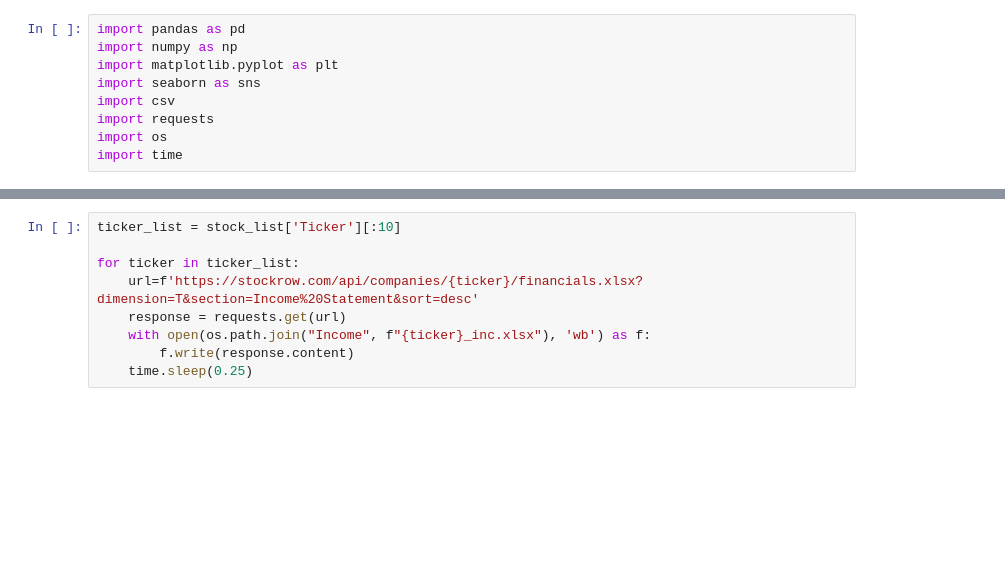
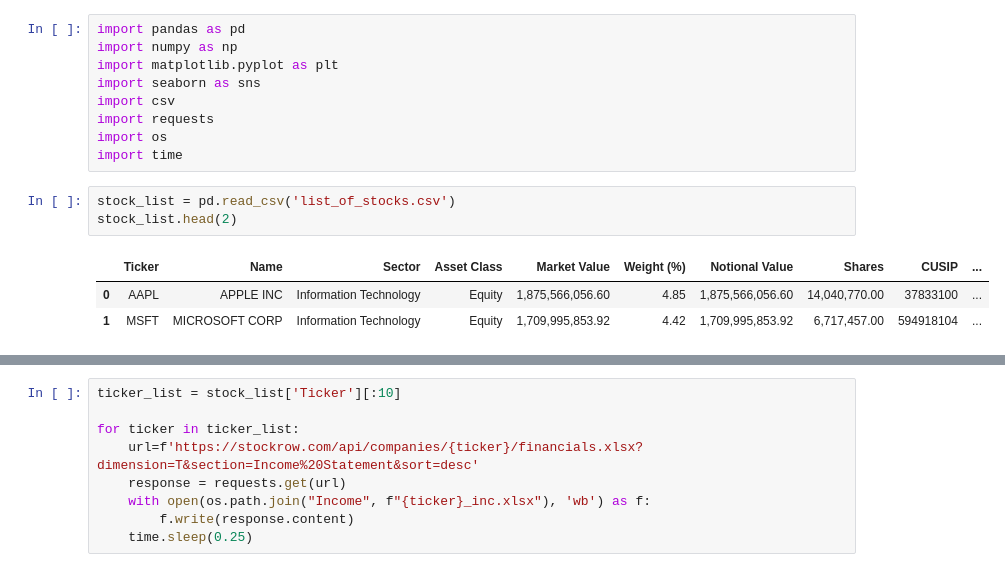
Before and after one commit to sfreagin/SEC_testing, a Jupyter notebook: pulling_stockrow.ipynb, the cells around one changed output, grey strips where cells are left out. Saved outputs shown, nothing was run; the diff lists cells and outputs as text; blank space fills up the shorter version.

```diff
--- a/pulling_stockrow.ipynb
+++ b/pulling_stockrow.ipynb
@@ -7,3 +13,10 @@ import csv
 import requests
 import os
 import time
+# %%
+stock_list = pd.read_csv('list_of_stocks.csv')
+stock_list.head(2)
+# %% [output]
+|  | Ticker | Name | Sector | Asset Class | Market Value | Weight (%) | Notional Value | Shares | CUSIP | ... |
+| 0 | AAPL | APPLE INC | Information Technology | Equity | 1,875,566,056.60 | 4.85 | 1,875,566,056.60 | 14,040,770.00 | 37833100 | ... |
+| 1 | MSFT | MICROSOFT CORP | Information Technology | Equity | 1,709,995,853.92 | 4.42 | 1,709,995,853.92 | 6,717,457.00 | 594918104 | ... |
```
Also changed, not shown: parts of 17 cells of this notebook.
